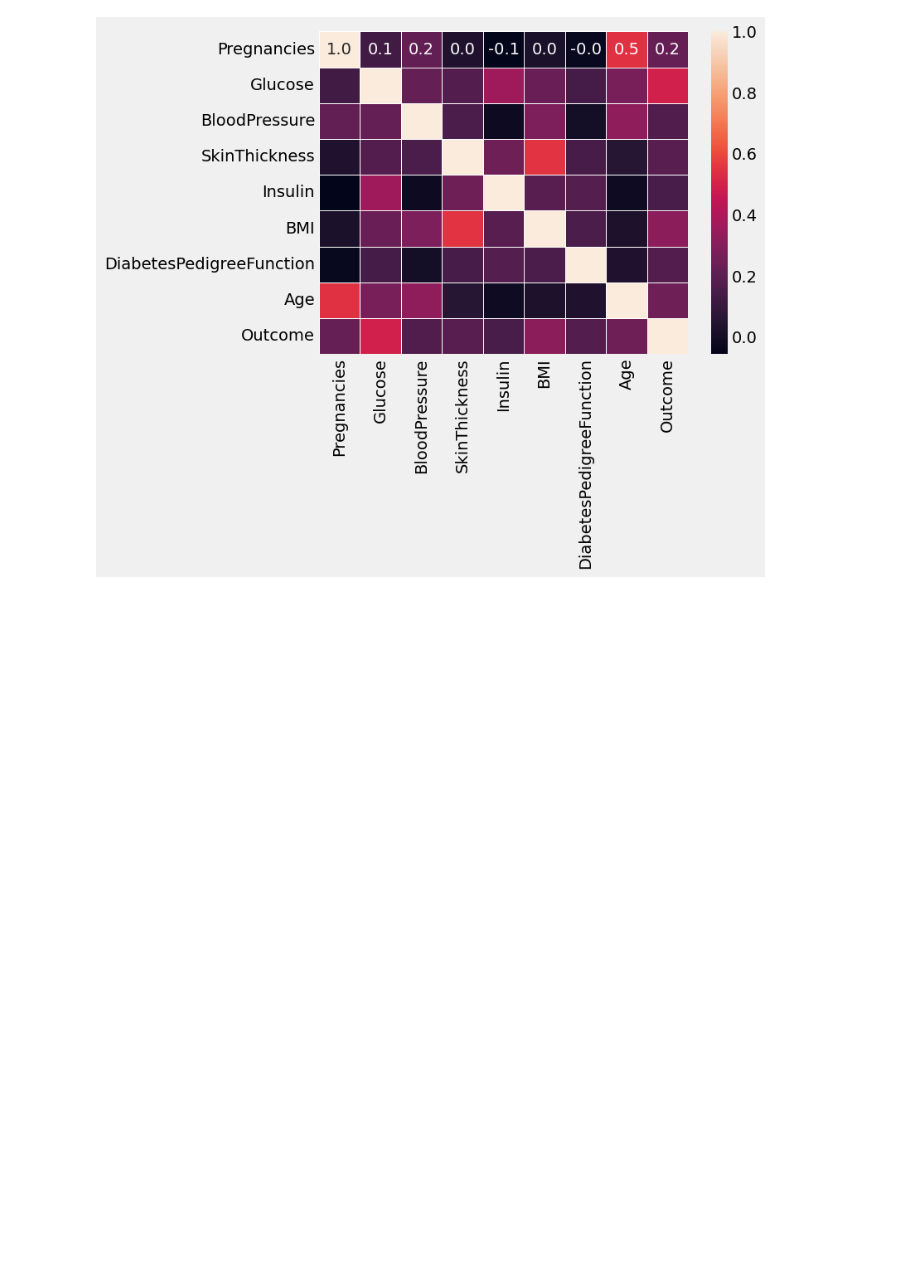
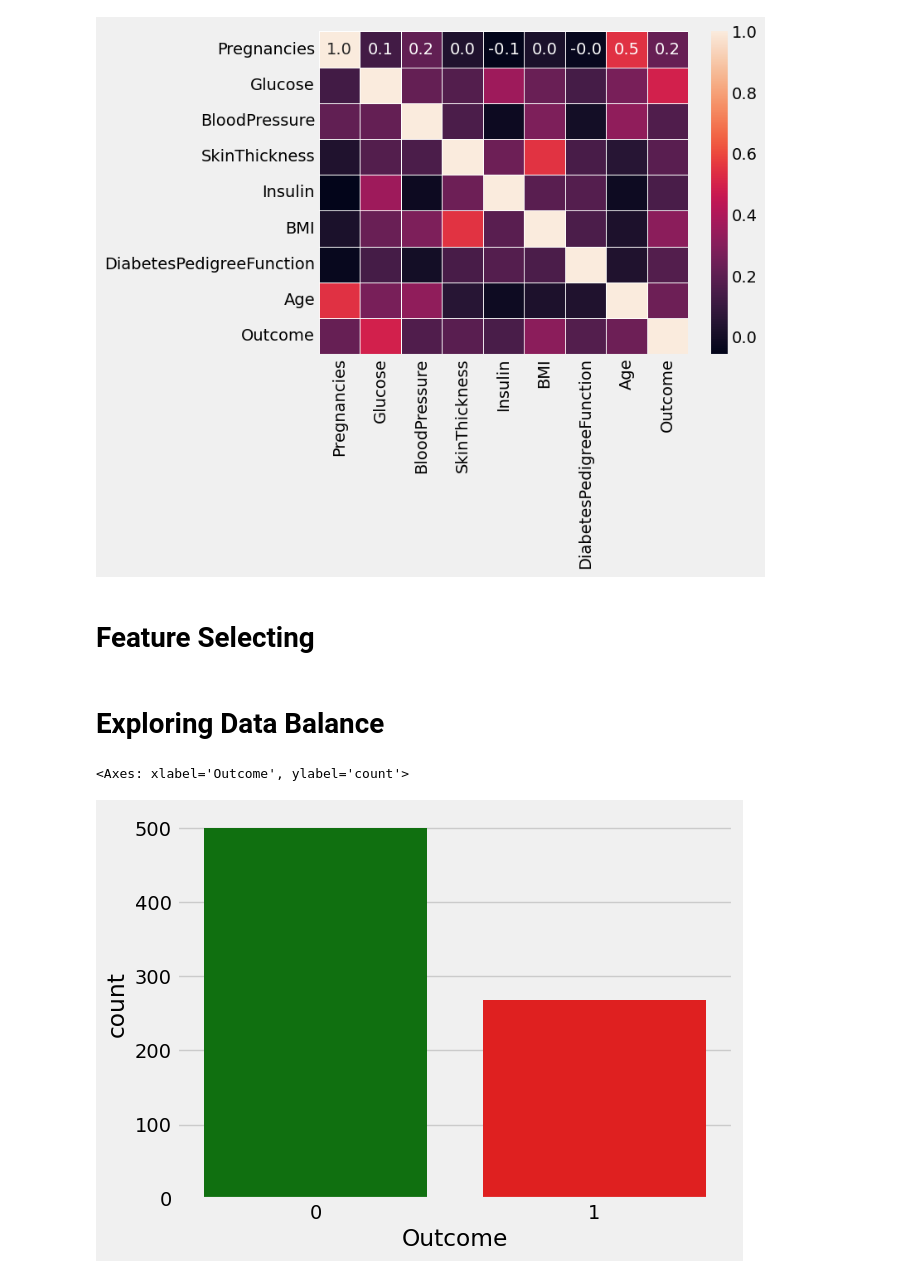
Before and after one commit to shwqialbokhyty-star/my-project, a Jupyter notebook: my_project_ai.ipynb, the cells around one changed output. Drawn from its saved outputs; the diff is of its cells as text; code cells hidden in the pictures; blank space fills up the shorter version.

Commit message:
adding exploring data balance

```diff
--- a/my_project_ai.ipynb
+++ b/my_project_ai.ipynb
@@ -131,3 +131,14 @@ sns.heatmap(data.corr(),annot=True,linewidth=.5,fmt='0.1f')
 # %% [output]
 <Axes: >
 [figure]
+# %% [markdown]
+# Feature Selecting
+# %%
+data=data.drop('Insulin',axis=1)
+# %% [markdown]
+# Exploring Data Balance
+# %%
+sns.countplot(x='Outcome',data=data,palette=['g','r'])
+# %% [output]
+<Axes: xlabel='Outcome', ylabel='count'>
+[figure, added]
```
Also changed, not shown: parts of 1 cell of this notebook.
